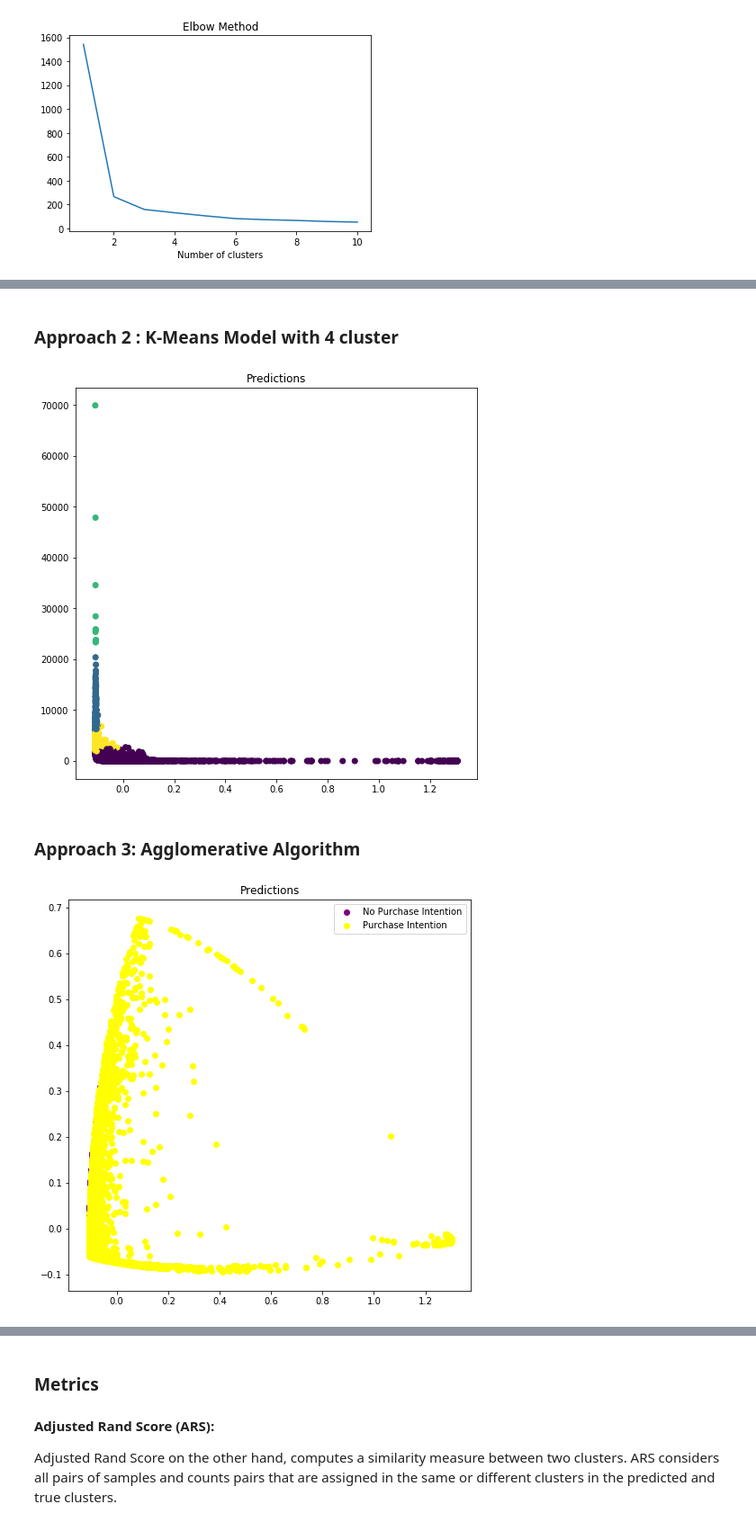
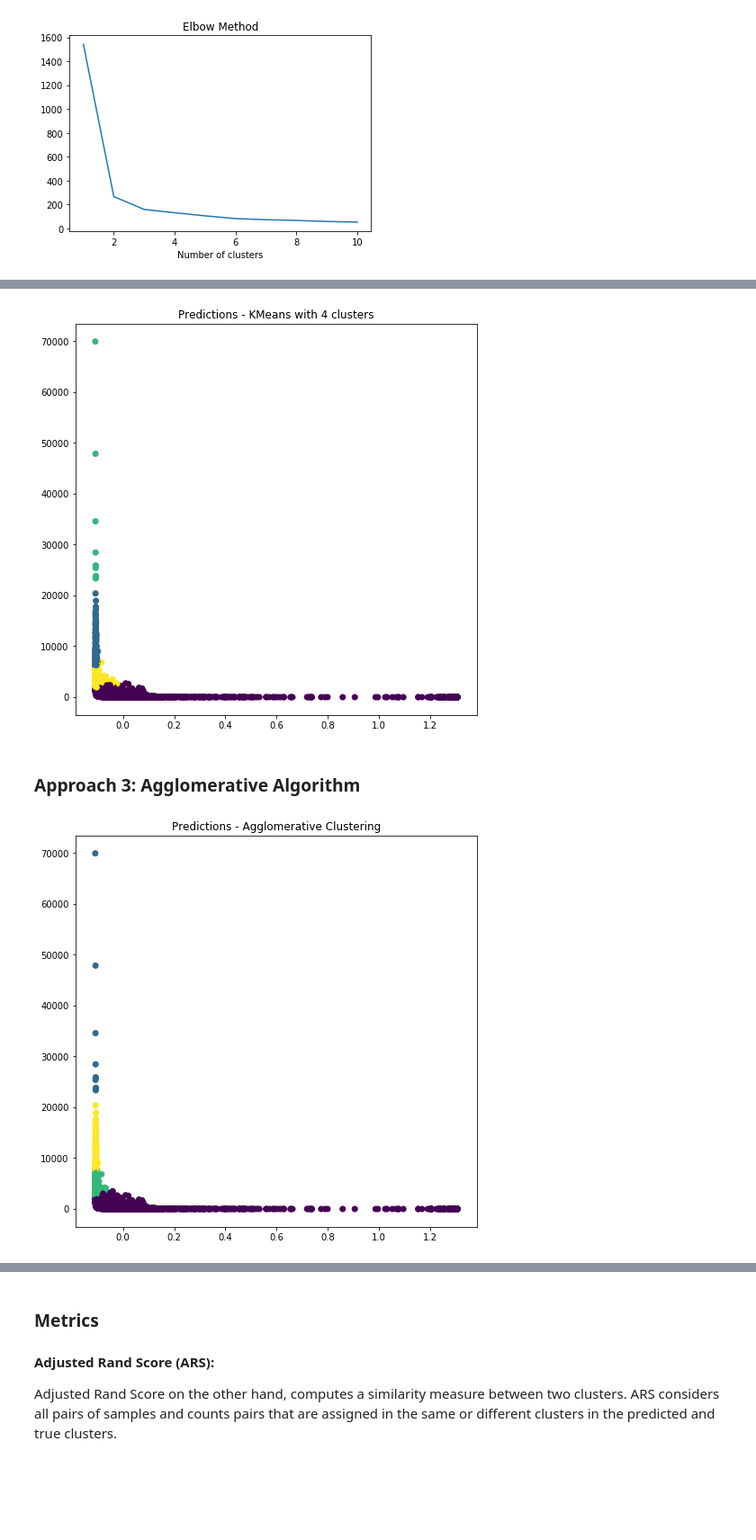
Before and after one commit to mwpnava/Data-Science-Projects, a Jupyter notebook: ShopperSegments_prediction/Shoppers Segments.ipynb, the cells around one changed output, grey strips where cells are left out. Shown: that part at 90% size. Cells and saved outputs as stored; diff of their text form; code cells hidden in the pictures; blank space fills up the shorter version.

```diff
--- a/ShopperSegments_prediction/Shoppers Segments.ipynb
+++ b/ShopperSegments_prediction/Shoppers Segments.ipynb
@@ -264,7 +260,6 @@ def ConverterBoolean(val):
 df['VisitorType'] = df['VisitorType'].apply(ConverterVisitor)
 df['Month'] = df['Month'].apply(Converterm)
 df['Weekend'] = df['Weekend'].apply(ConverterBoolean)
-df['Revenue'] = df['Revenue'].apply(ConverterBoolean)
 # %% [markdown]
 ### Feature Selection
 # %%
@@ -313,3 +327,16 @@ algorithms['kmeans_1'] = kmeans
+# %%
+#KMeans Algorithm
+
+X = np.array(df[selectedFeatures])
+
+# kmeans Model
+kmeans2 = KMeans(n_clusters=4, random_state=42, n_jobs=10)
+y_kmeans2 = kmeans2.fit_predict(X)
+
+df['cluster_kmeans2'] = y_kmeans2
+
+#For metrics purpose
+algorithms['kmeans_2'] = kmeans2
 # %%
 from sklearn.decomposition import PCA
 # Normalize the data.
@@ -336,2 +345,0 @@ plt.show()
-# %% [markdown]
-### Approach 2 : K-Means Model with 4 cluster
@@ -357,10 +346,10 @@ X_pca = PCA(2).fit_transform(X_norm)
 # %%
 plt.figure(figsize=(8,8))
-plt.title('Predictions')
+plt.title('Predictions - KMeans with 4 clusters')
 plt.scatter(X_pca[:, 0], X[:, 1], c=y_kmeans2)
 plt.show()
 # %% [output]
-[figure, old version]
+[figure, new version]
 # %% [markdown]
 ### Approach 3: Agglomerative Algorithm
 # %%
@@ -378,19 +367,9 @@ y_agglomerative = agglomerativeC.fit_predict(X)
 df['c_agglomerative'] = y_agglomerative
 algorithms['agglomerative'] = agglomerativeC
 # %%
-#Plot Solution
 plt.figure(figsize=(8,8))
-
-
-plt.title('Predictions')
-plt.scatter(X_pca[y_agglomerative == 0, 0], X_pca[y_agglomerative == 0, 1],
-            c='purple', label = 'No Purchase Intention')
-plt.scatter(X_pca[y_agglomerative == 1, 0], X_pca[y_agglomerative == 1, 1],
-            c='yellow', label = 'Purchase Intention')
-plt.legend()
-
-
-
+plt.title('Predictions - Agglomerative Clustering')
+plt.scatter(X_pca[:, 0], X[:, 1], c=y_agglomerative)
 plt.show()
 # %% [output]
-[figure, old version]
+[figure, new version]
```
Also changed, not shown: parts of 25 cells of this notebook.
